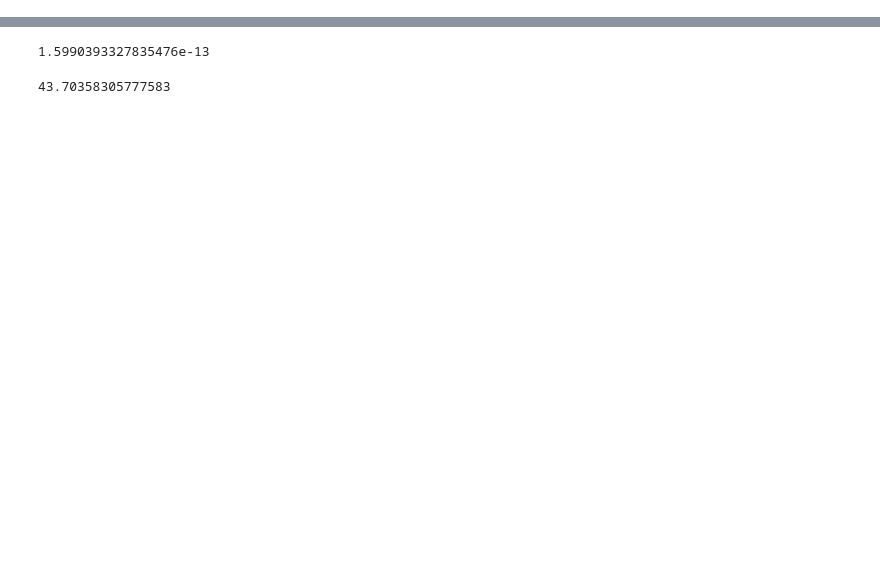
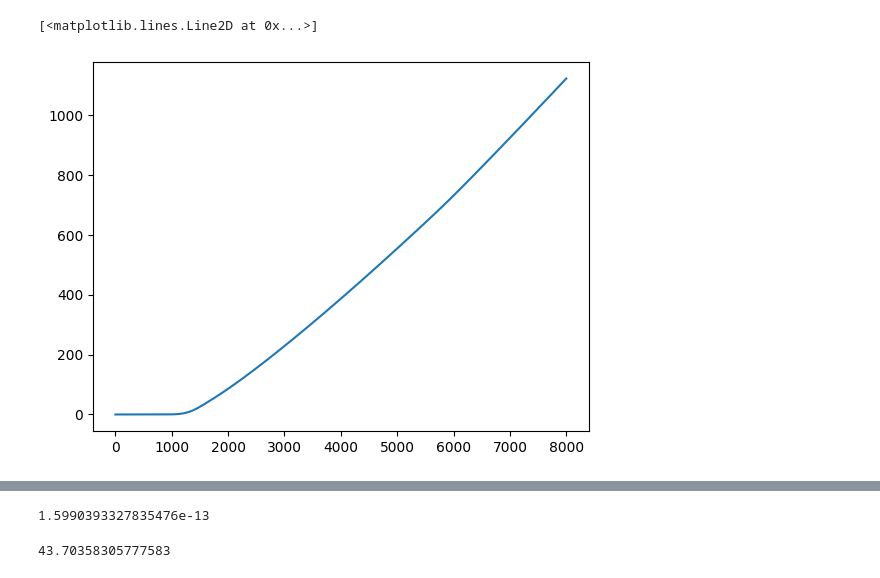
Before and after one commit to gaetanfacchinetti/HYREC-2, a Jupyter notebook: example.ipynb, the cells around one changed output, grey strips where cells are left out. Cells and saved outputs as stored; diff of their text form; code cells hidden in the pictures; blank space fills up the shorter version.

```diff
--- a/example.ipynb
+++ b/example.ipynb
@@ -13,3 +46,42 @@ z, xe, Tm = pyhy.call_run_hyrec(cosmo(), inj())
+# %%
+z[np.argmin(np.abs(xe-0.12))]
+
+from scipy import integrate
+
+MPC_TO_M = 3.08567758128e+22
+MSUN_TO_KG = 2.0e+30
+KM_TO_MPC = 1/MPC_TO_M * 1e+3
+MASS_PROTON = 1.67262192e-27 # in kg
+MASS_HELIUM = 6.6464731e-27  # in kg
+SIGMA_THOMSON = 6.6524587321e-29 # in m^2
+C_LIGHT = 299792458 # in m / s
+
+
+Nur  = cosmo.Neff - 0 # attention Nur here is important
+Omr  = 4.48162687719e-7 * cosmo.T0**4 / cosmo.h**2 *( 1. + 0.227107317660239 * Nur)
+Omnu = 0 # to be implemented
+
+OmL = 1 - cosmo.Omega_cb - cosmo.Omega_k - Omr - Omnu
+
+Ez = np.sqrt(OmL + cosmo.Omega_cb *(1+z)**3 +  cosmo.Omega_k * (1+z)**2 + Omr * (1+z)**4)
+
+rho_b = 2.7754e+11 * cosmo.Omega_b * cosmo.h**2 * MSUN_TO_KG / MPC_TO_M**3 # in kg / m^3
+n_b = rho_b / MASS_PROTON / (1 + cosmo.YHe / 4 * (MASS_HELIUM/MASS_PROTON -1)) # in 1/m^3
+
+integral = np.array([integrate.trapezoid((1 + z[:iz])**2 / Ez[:iz] * xe[:iz], z[:iz]) for iz, _ in enumerate(z)])
+pref = C_LIGHT * SIGMA_THOMSON * n_b / (100 * KM_TO_MPC * cosmo.h) # in 1/s
+
+tau = pref * integral
+dtau_dz = pref * (1 + z)**2 / Ez * xe
+
+visibility = dtau_dz * np.exp(-tau)
+# %%
+plt.plot(z, tau)
+#z[np.argmax(visibility)]
+#plt.xlim([500, 1300])
+# %% [output]
+[<matplotlib.lines.Line2D at 0x...>]
+[figure, added]
 # %%
 # create a cosmo params and injection params object with Primordial Black Holes
 inj_pbh  = pyhy.HyRecInjectionParams({'fpbh' : 1.0, 'Mpbh': 1e+3})
```
Also changed, not shown: parts of 6 cells of this notebook, 8 other files.
